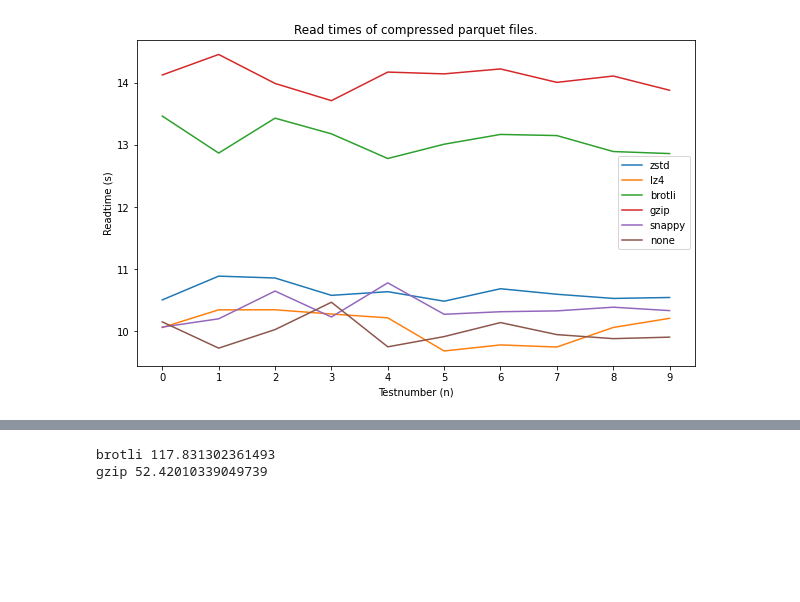
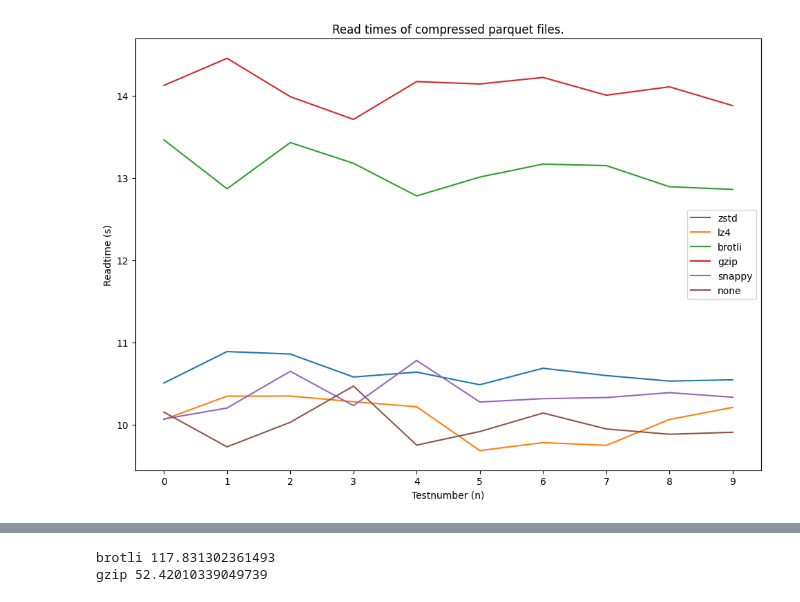
Before and after one commit to AntonMaxen/filebench, a Jupyter notebook: parse_logs.ipynb, the cells around one changed output, grey strips where cells are left out. Cells and saved outputs as stored; diff of their text form; code cells hidden in the pictures; blank space fills up the shorter version.

Commit message:
updates graphs

```diff
--- a/parse_logs.ipynb
+++ b/parse_logs.ipynb
@@ -86,21 +87,21 @@ with open('group_compression_tests.json', 'w', encoding='utf8') as jfile:
 import matplotlib.pyplot as plt
 # %%
 import math
-plt.figure(figsize=(10, 6))
+plt.figure(figsize=(11.69,8.27), dpi=100)
 plt.xticks(range(10))
 plt.ylabel('Readtime (s)')
 plt.xlabel('Testnumber (n)')
 plt.title('Read times of compressed parquet files.')
 
 for compression, tests in file_tests['parquet'].items():
     plt.plot(tests['read_times'], label=compression)
     plt.legend()
 #y_start = math.floor(min(write_times))
 #y_end = math.ceil(max(write_times))
 #plt.yticks(range(y_start - 1, y_end + 1))
 
 plt.show()
 # %% [output]
-[figure, old version]
+[figure, new version]
 # %%
 for filetype in file_tests.keys():
```
Also changed, not shown: parts of 2 cells of this notebook, 44 other files.
